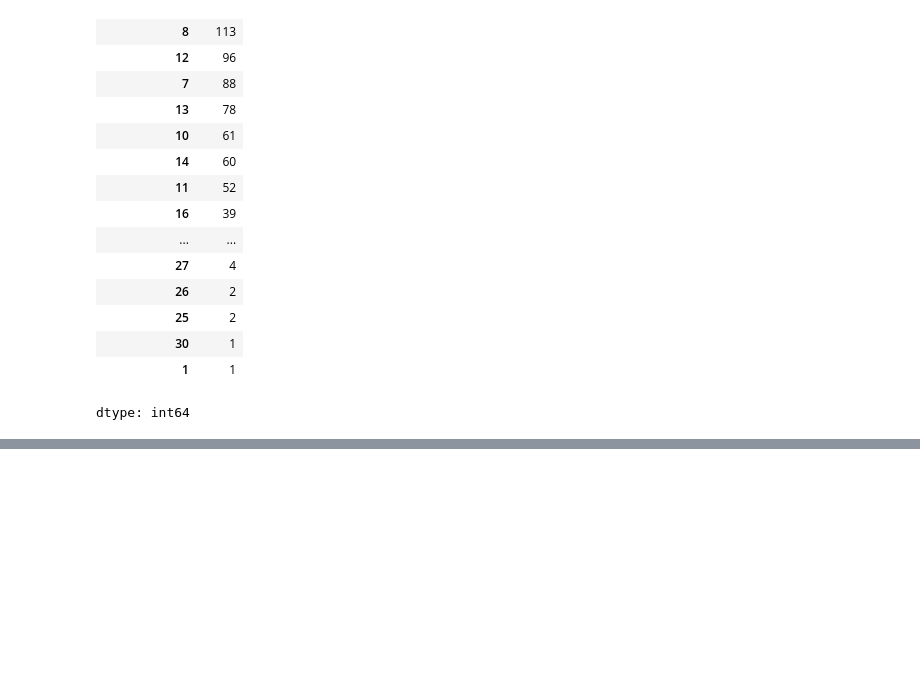
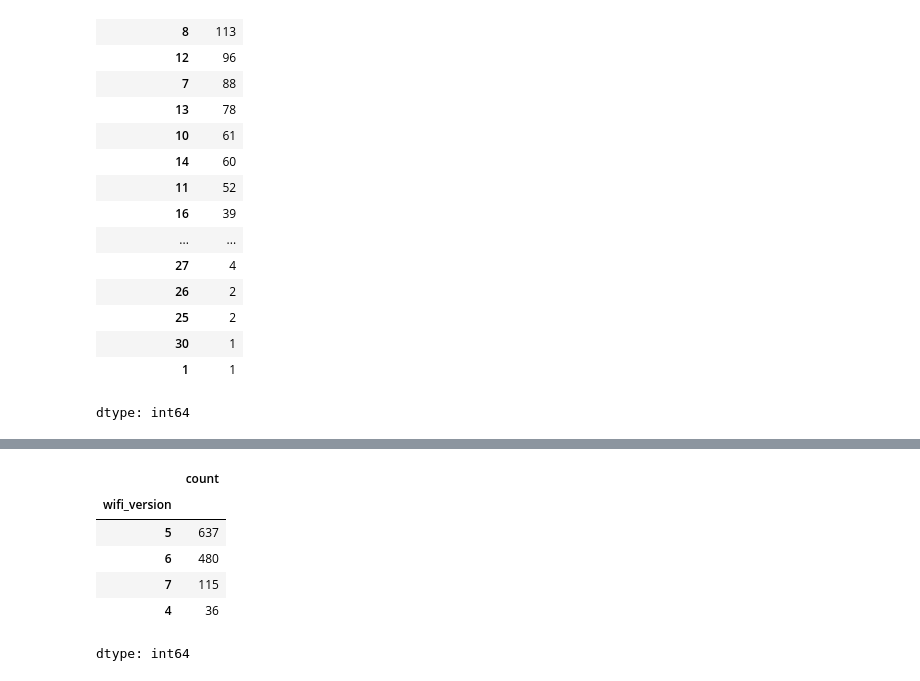
Before and after one commit to rajeshxdatascience/smartphone-recommender-system, a Jupyter notebook: SpecLens_AI_Data_Engineering.ipynb, the cells around one changed output, grey strips where cells are left out. Cells and saved outputs as stored; diff of their text form; code cells hidden in the pictures; blank space fills up the shorter version.

```diff
--- a/SpecLens_AI_Data_Engineering.ipynb
+++ b/SpecLens_AI_Data_Engineering.ipynb
@@ -5039,0 +5052,10 @@ df[df['num_5g_bands'].isnull() & df['5g'].notnull()][['model','5g']]
+# %%
+df['wifi_version'].value_counts()
+# %% [output]
+|  | count |
+| wifi_version |  |
+| 5 | 637 |
+| 6 | 480 |
+| 7 | 115 |
+| 4 | 36 |
+dtype: int64
```
Also changed, not shown: parts of 5 cells of this notebook.
